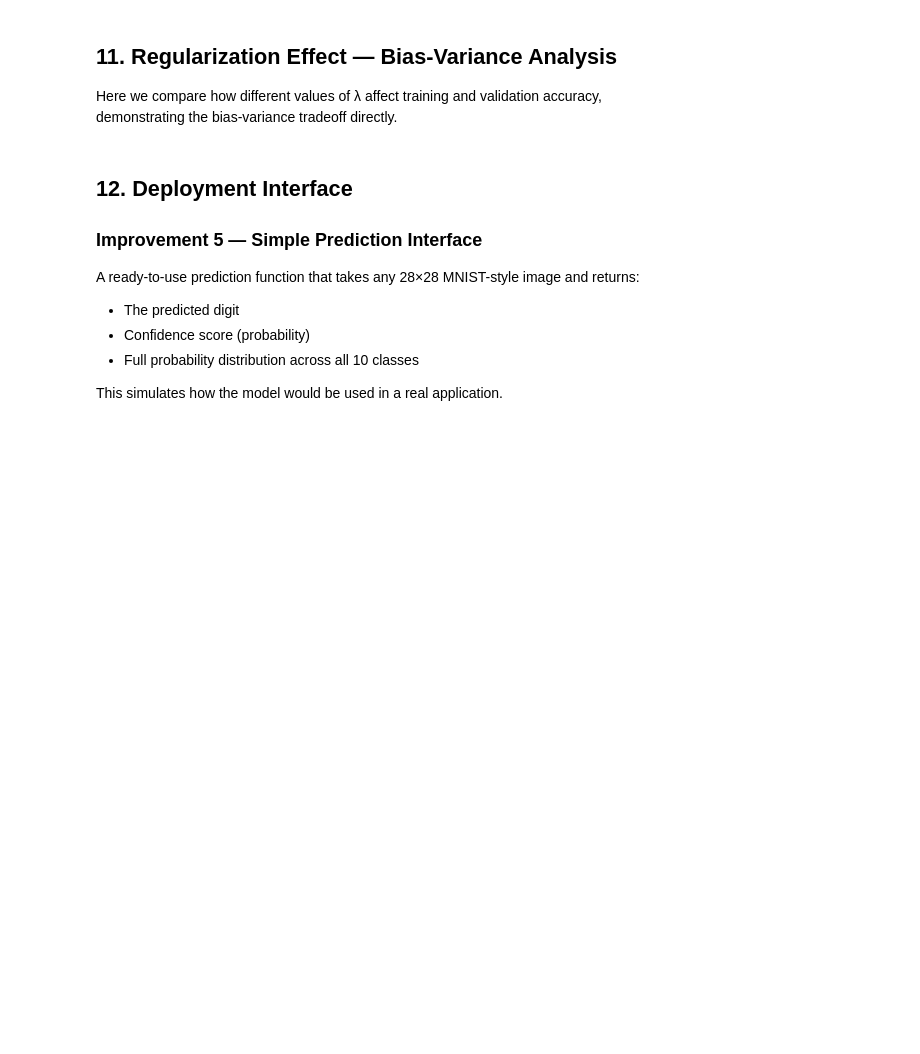
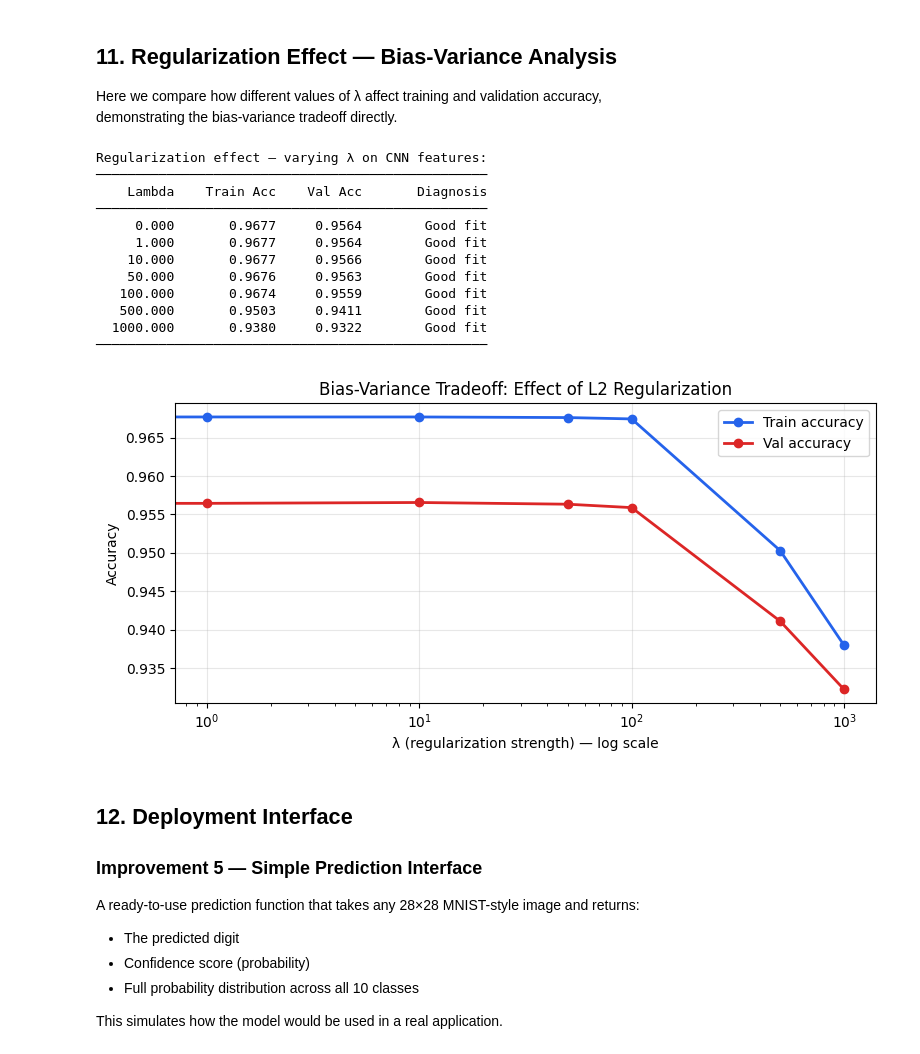
Before and after one commit to weloo11/mnist-image-classifier, a Jupyter notebook: logreg_phase22.ipynb, the cells around one changed output. Saved outputs shown, nothing was run; the diff lists cells and outputs as text; code cells hidden in the pictures; blank space fills up the shorter version.

```diff
--- a/logreg_phase22.ipynb
+++ b/logreg_phase22.ipynb
@@ -694,7 +813,7 @@ print('─' * 50)
 print(f"{'Lambda':>10} {'Train Acc':>12} {'Val Acc':>10} {'Diagnosis':>15}")
 print('─' * 50)
 
-lambda_grid    = [0.0, 0.001, 0.01, 0.05, 0.1, 0.5, 1.0]
+lambda_grid = [0.0, 1.0, 10.0, 50.0, 100.0, 500.0, 1000.0]
 lam_train_accs = []
 lam_val_accs   = []
 
@@ -706,33 +825,47 @@ for lam in lambda_grid:
         C_tr, Y_tr_cnn, C_v, Y_v_cnn,
         lr=BEST_LR, lam=lam, n_epochs=300
     )
     tr_acc = np.mean(predict_class(C_tr, W_l, b_l) == y_train)
     v_acc  = np.mean(predict_class(C_v,  W_l, b_l) == y_val)
     lam_train_accs.append(tr_acc)
     lam_val_accs.append(v_acc)
 
     gap = tr_acc - v_acc
     if tr_acc < 0.7:
         diagnosis = 'Underfitting'
     elif gap > 0.05:
         diagnosis = 'Overfitting'
     else:
         diagnosis = 'Good fit'
     print(f'{lam:>10.3f} {tr_acc:>12.4f} {v_acc:>10.4f} {diagnosis:>15}')
 
 print('─' * 50)
 
 # Plot
 plt.figure(figsize=(8, 4))
 plt.semilogx(lambda_grid, lam_train_accs, 'o-', color='#2563eb', linewidth=2, label='Train accuracy')
 plt.semilogx(lambda_grid, lam_val_accs,   'o-', color='#dc2626', linewidth=2, label='Val accuracy')
 plt.xlabel('λ (regularization strength) — log scale')
 plt.ylabel('Accuracy')
 plt.title('Bias-Variance Tradeoff: Effect of L2 Regularization')
 plt.legend()
 plt.grid(True, alpha=0.3)
 plt.tight_layout()
 plt.show()
+# %% [output]
+Regularization effect — varying λ on CNN features:
+──────────────────────────────────────────────────
+    Lambda    Train Acc    Val Acc       Diagnosis
+──────────────────────────────────────────────────
+     0.000       0.9677     0.9564        Good fit
+     1.000       0.9677     0.9564        Good fit
+    10.000       0.9677     0.9566        Good fit
+    50.000       0.9676     0.9563        Good fit
+   100.000       0.9674     0.9559        Good fit
+   500.000       0.9503     0.9411        Good fit
+  1000.000       0.9380     0.9322        Good fit
+──────────────────────────────────────────────────
+[figure, added]
 # %% [markdown]
 ## 12. Deployment Interface
 
```
Also changed, not shown: parts of 16 cells of this notebook, 12 other files.
